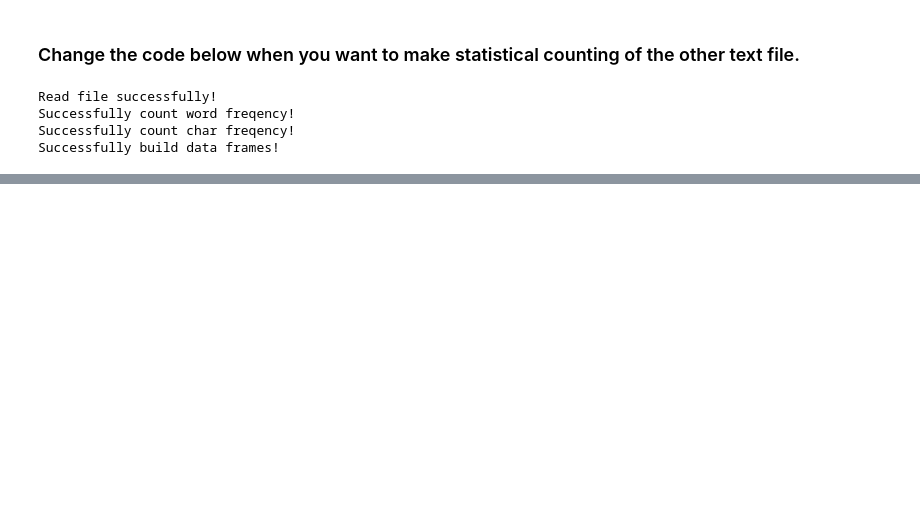
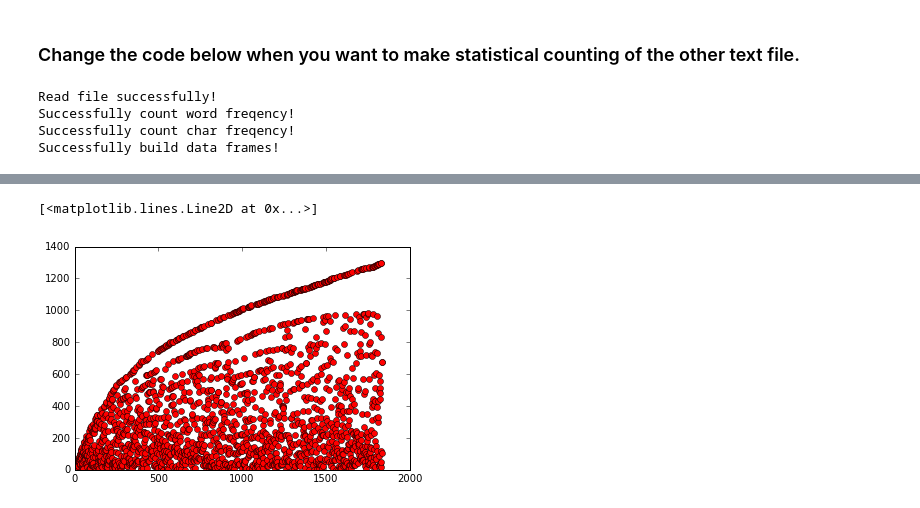
Before and after one commit to godofhoe/shanjgit-coolest-FF7, a Jupyter notebook: word_count_with_pandas.ipynb, the cells around one changed output, grey strips where cells are left out. Drawn from its saved outputs; the diff is of its cells as text; code cells hidden in the pictures; blank space fills up the shorter version.

```diff
--- a/word_count_with_pandas.ipynb
+++ b/word_count_with_pandas.ipynb
@@ -193,0 +195,6 @@ word.head()
+# %%
+xx = big["0th_char_rank"]
+plt.plot(xx,'ro')
+# %% [output]
+[<matplotlib.lines.Line2D at 0x...>]
+[figure, added]
```
Also changed, not shown: parts of 7 cells of this notebook.
